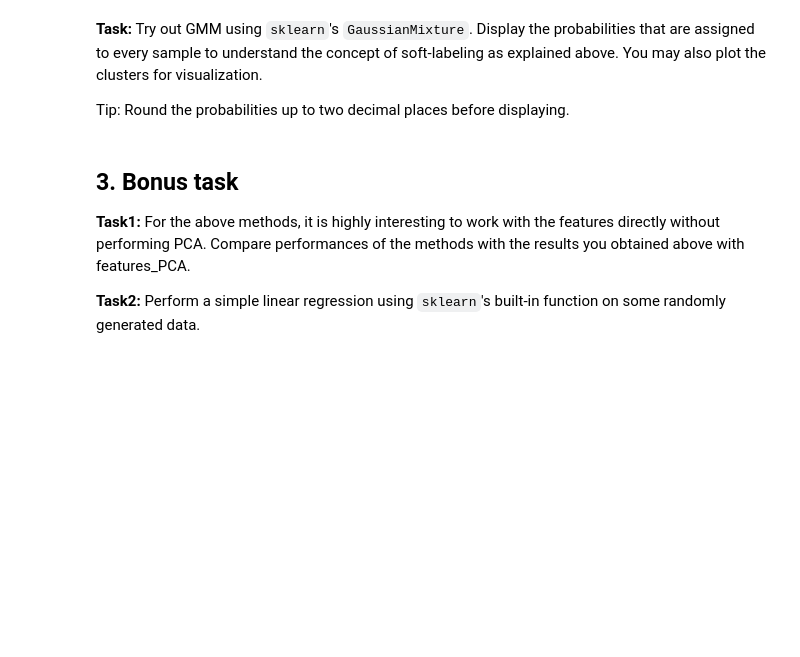
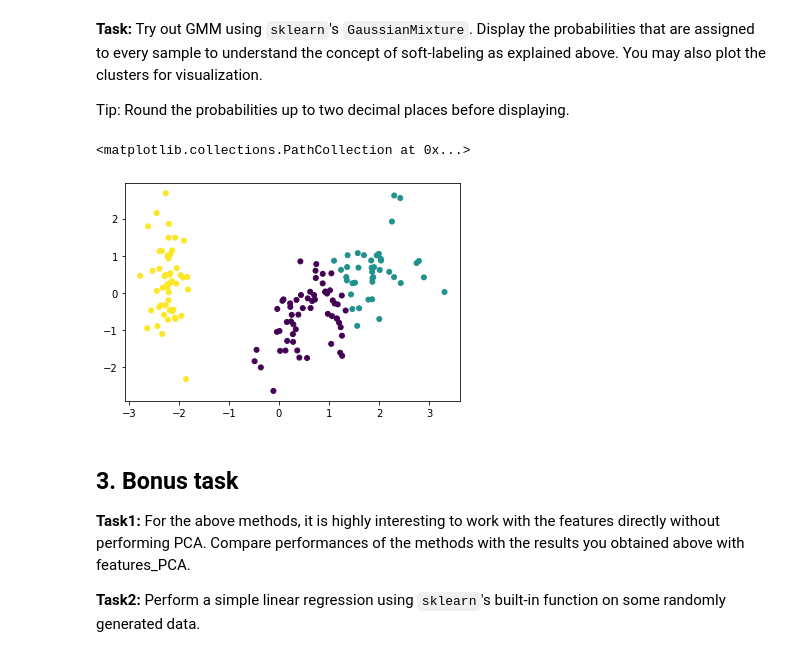
Before and after one commit to hy-23/ML_Lab2020, a Jupyter notebook: Notebooks/2_Supervised/2_Supervised_students.ipynb, the cells around one changed output. Cells and saved outputs as stored; diff of their text form; code cells hidden in the pictures; blank space fills up the shorter version.

```diff
--- a/Notebooks/2_Supervised/2_Supervised_students.ipynb
+++ b/Notebooks/2_Supervised/2_Supervised_students.ipynb
@@ -391,3 +497,14 @@ Tip: Round the probabilities up to two decimal places before displaying.
+# %%
+# Your code here:
+from sklearn.mixture import GaussianMixture
+
+GMM = GaussianMixture(n_components=3).fit(features_PCA)
+
+
+plt.scatter(features_PCA[:, 0], features_PCA[:,1], c=GMM.predict(features_PCA),cmap='viridis', s = 25)
+# %% [output]
+<matplotlib.collections.PathCollection at 0x...>
+[figure, added]
 # %% [markdown]
 ## 3. Bonus task
 
```
Also changed, not shown: parts of 25 cells of this notebook.
